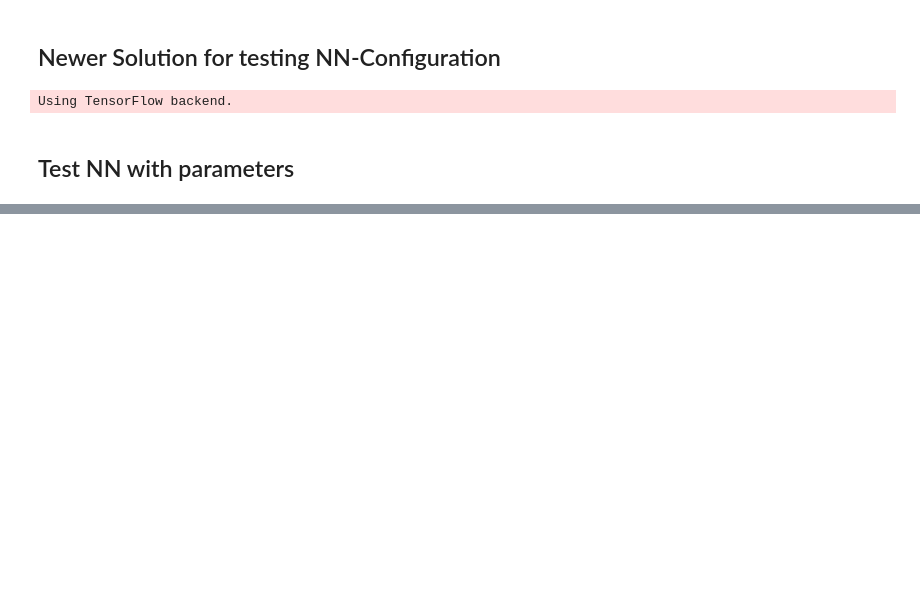
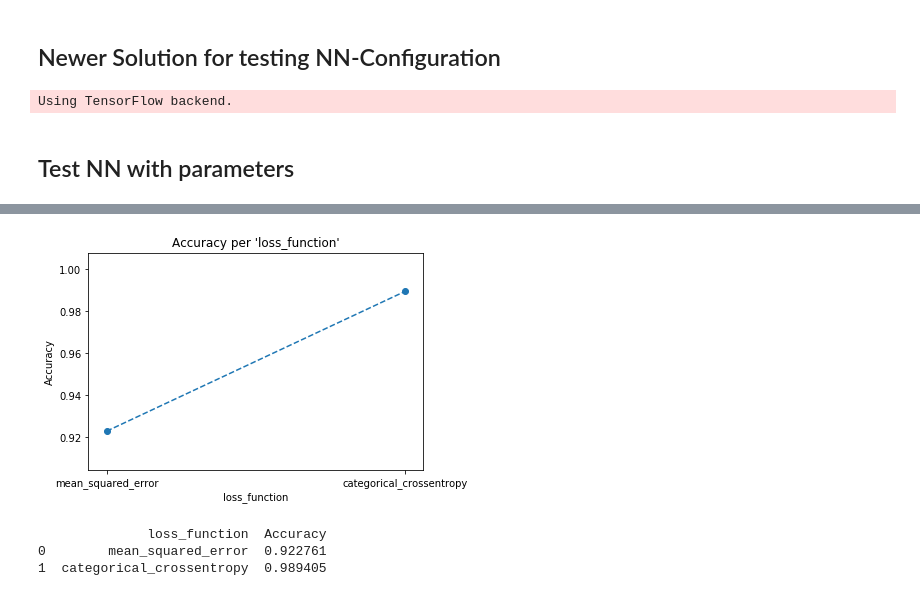
Before and after one commit to InextYou/spezasproject, a Jupyter notebook: project/Project.ipynb, the cells around one changed output, grey strips where cells are left out. Drawn from its saved outputs; the diff is of its cells as text; code cells hidden in the pictures; blank space fills up the shorter version.

```diff
--- a/project/Project.ipynb
+++ b/project/Project.ipynb
@@ -437,0 +562,5 @@ Plotting for this result is not supported
+# %%
+nnpt.set_number_of_units_per_hidden_layer(48)
+nnpt.set_loss_function(['mean_squared_error', 'categorical_crossentropy'])
+# %%
+nnpt.run()
@@ -437,0 +585,7 @@ Plotting for this result is not supported
+# %%
+nnpt.plot_result()
+# %% [output]
+[figure, added]
+              loss_function  Accuracy
+0        mean_squared_error  0.922761
+1  categorical_crossentropy  0.989405
```
Also changed, not shown: parts of 34 cells of this notebook.
